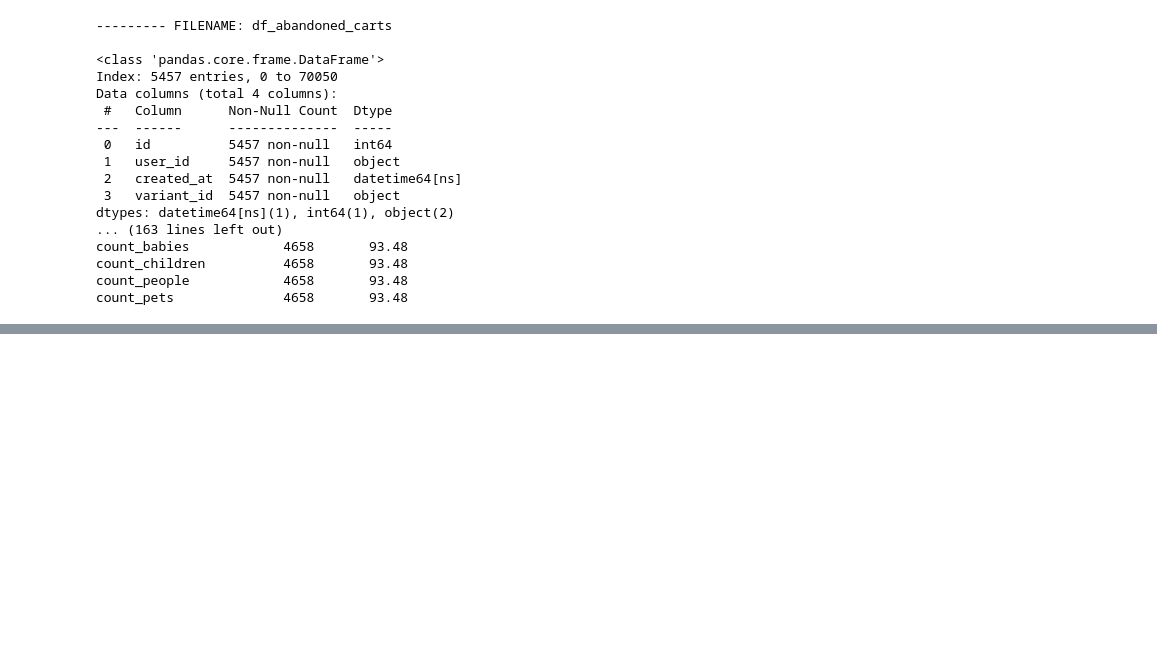
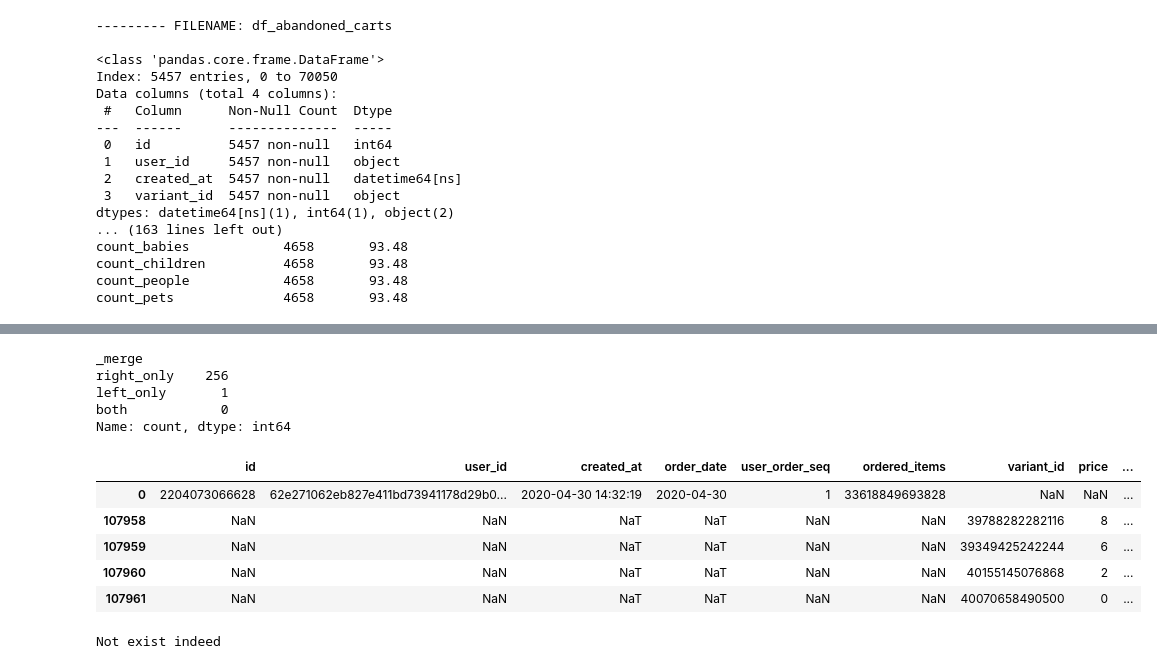
Before and after one commit to dan1dr/zrive-ds, a Jupyter notebook: src/module_2/module_2_part1.ipynb, the cells around one changed output, grey strips where cells are left out. Drawn from its saved outputs; the diff is of its cells as text; code cells hidden in the pictures; blank space fills up the shorter version.

```diff
--- a/src/module_2/module_2_part1.ipynb
+++ b/src/module_2/module_2_part1.ipynb
@@ -277,0 +332,32 @@ count_pets              4658       93.48
+# %%
+# Need to use this setting for display for avoiding scientific notation
+pd.options.display.float_format = '{:.0f}'.format
+
+inspect_orders_with_inventory = df_orders_unrolled.merge(df_inventory, how='outer',left_on='ordered_items', right_on='variant_id', indicator=True)
+
+#Now we drop duplicates for same variant_id products
+inspect_dropped = inspect_orders_with_inventory.drop_duplicates(subset=['variant_id'], keep='first')
+#print(inspect_dropped['_merge'].value_counts())
+missing = inspect_dropped[(inspect_dropped['_merge'] == 'left_only') | (inspect_dropped['_merge'] == 'right_only')]
+print(missing['_merge'].value_counts())
+# %% [output]
+_merge
+right_only    256
+left_only       1
+both            0
+Name: count, dtype: int64
+# %%
+missing.head()
+# %% [output]
+|  | id | user_id | created_at | order_date | user_order_seq | ordered_items | variant_id | price | ... |
+| 0 | 2204073066628 | 62e271062eb827e411bd73941178d29b0... | 2020-04-30 14:32:19 | 2020-04-30 | 1 | 33618849693828 | NaN | NaN | ... |
+| 107958 | NaN | NaN | NaT | NaT | NaN | NaN | 39788282282116 | 8 | ... |
+| 107959 | NaN | NaN | NaT | NaT | NaN | NaN | 39349425242244 | 6 | ... |
+| 107960 | NaN | NaN | NaT | NaT | NaN | NaN | 40155145076868 | 2 | ... |
+| 107961 | NaN | NaN | NaT | NaT | NaN | NaN | 40070658490500 | 0 | ... |
+# %%
+# We do a quick manual check. This should not exist in orders dataframe
+if not (df_orders_unrolled['ordered_items'] == '39788282282116').any():
+    print("Not exist indeed")
+# %% [output]
+Not exist indeed
```
Also changed, not shown: parts of 19 cells of this notebook.
